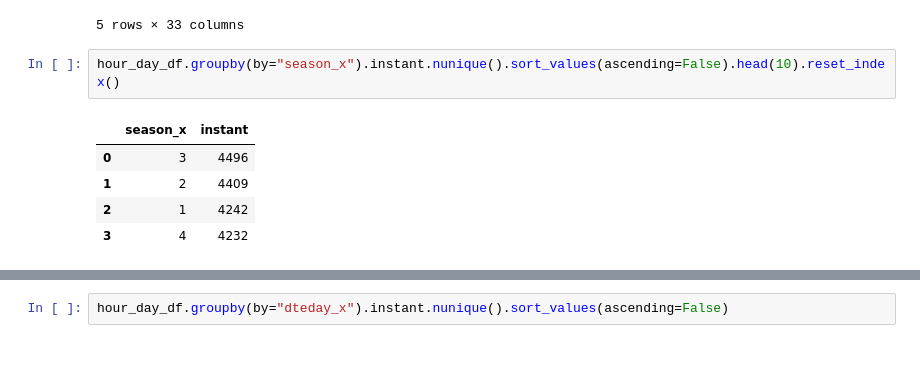
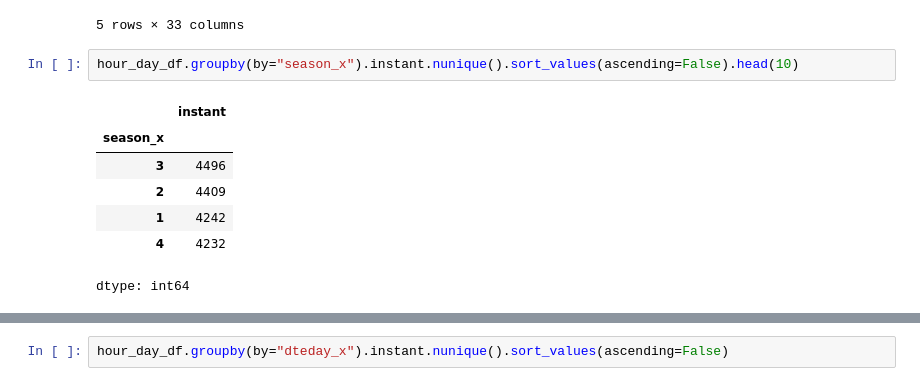
Before and after one commit to rifkurniawan-dev/projek_arif, a Jupyter notebook: Proyek_Analisis_Data_Arif.ipynb, the cells around one changed output, grey strips where cells are left out. Cells and saved outputs as stored; diff of their text form; blank space fills up the shorter version.

```diff
--- a/Proyek_Analisis_Data_Arif.ipynb
+++ b/Proyek_Analisis_Data_Arif.ipynb
@@ -474,10 +474,12 @@ hour_day_df.head()
 | 4 | 5 | 2011-01-01 | 1 | 0 | 1 | 4 | 0 | 6 | 0 | ... |
 5 rows × 33 columns
 # %%
-hour_day_df.groupby(by="season_x").instant.nunique().sort_values(ascending=False).head(10).reset_index()
+hour_day_df.groupby(by="season_x").instant.nunique().sort_values(ascending=False).head(10)
 # %% [output]
-|  | season_x | instant |
-| 0 | 3 | 4496 |
-| 1 | 2 | 4409 |
-| 2 | 1 | 4242 |
-| 3 | 4 | 4232 |
+|  | instant |
+| season_x |  |
+| 3 | 4496 |
+| 2 | 4409 |
+| 1 | 4242 |
+| 4 | 4232 |
+dtype: int64
```
Also changed, not shown: parts of 11 cells of this notebook.
